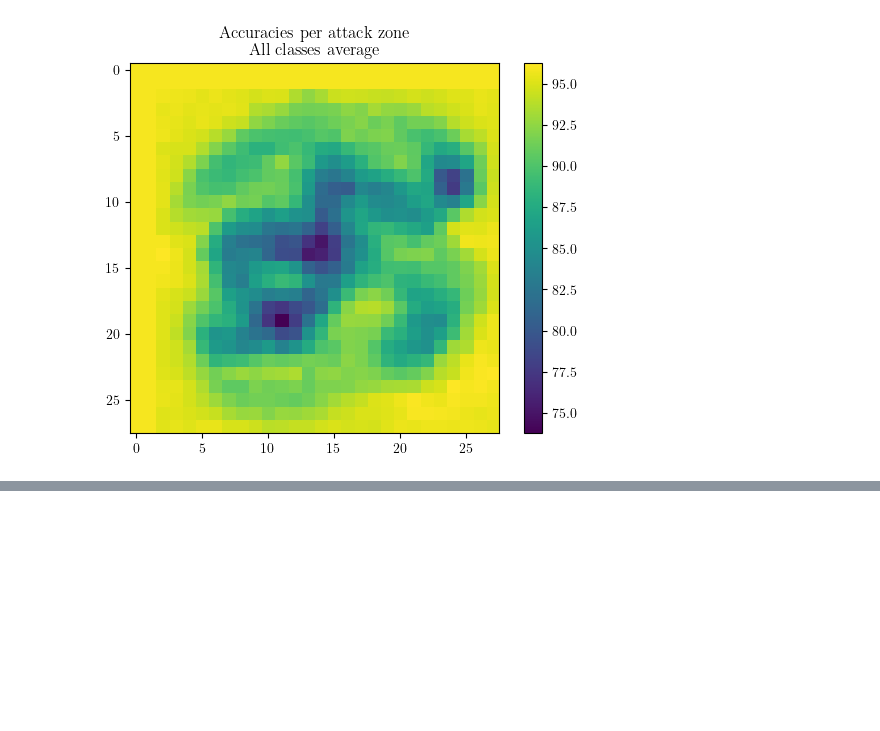
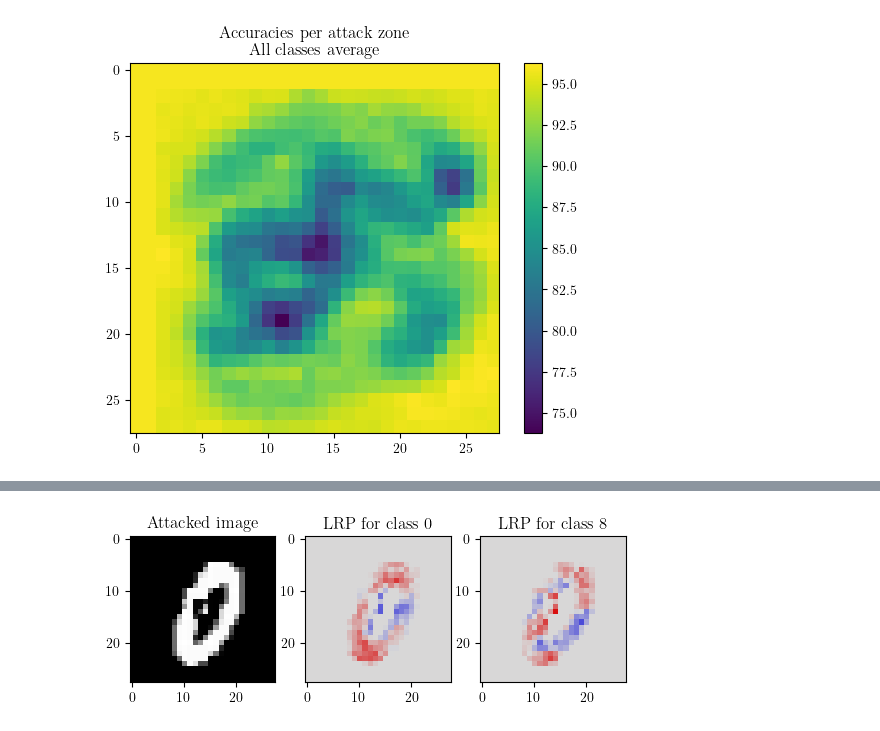
Before and after one commit to Red-Rapious/Semiring-LRP, a Jupyter notebook: code/mnist-attacks.ipynb, the cells around one changed output, grey strips where cells are left out. Saved outputs shown, nothing was run; the diff lists cells and outputs as text; code cells hidden in the pictures; blank space fills up the shorter version.

```diff
--- a/code/mnist-attacks.ipynb
+++ b/code/mnist-attacks.ipynb
@@ -252,0 +275,65 @@ visualize_accuracies(accuracies, KERNEL_SIZE, STEP)
+# %%
+# Extract weights and biases of trained MLP
+layers = list(filter(None, [layer if isinstance(layer, nn.Linear) else None for layer in model.children()]))
+W = [layer.weight.to('cpu').detach().numpy().T for layer in layers]
+B = [layer.bias.to('cpu').detach().numpy().T for layer in layers]
+L = len(W)
+# %%
+X = train.data.reshape((60000, 784)).detach().numpy()
+T = train.targets.detach().numpy()
+# %%
+my_cmap = plt.cm.seismic(np.arange(plt.cm.seismic.N))
+my_cmap[:,0:3] *= 0.85
+my_cmap = ListedColormap(my_cmap)
+# %%
+attacked_image = X[T==0][2].reshape(28, 28)
+attacked_image = invert_attack(14, 14, 4, attacked_image)
+attacked_image = attacked_image.reshape(784)
+
+A = [np.array([attacked_image, attacked_image])] + [None] * L
+for l in range(L):
+    A[l+1] = np.maximum(0, A[l].dot(W[l])+B[l])
+
+nb_digits = len(train.classes)
+R = [None] * L + [A[L] * (np.array([0, 8]).reshape(2, 1)==np.arange(nb_digits))]
+
+def rho(w,l):  return w + [None,0.1,0.0,0.0][l] * np.maximum(0,w)
+def incr(z,l): return z + [None,0.0,0.1,0.0][l] * (z**2).mean()**.5+1e-9
+
+# All layers except the pixels one
+for l in range(1, L)[::-1]:
+    w = rho(W[l], l)
+    b = rho(B[l], l)
+
+    z = incr(A[l].dot(w)+b, l)
+    s = R[l+1] / z
+    c = s.dot(w.T)
+    R[l] = A[l] * c
+
+w = W[0]
+wp = np.maximum(0, w)
+wm = np.minimum(0, w)
+lb = A[0]*0.-1
+hb = A[0]*0.+1
+
+z = A[0].dot(w)-lb.dot(wp)-hb.dot(wm)+1e-9
+s = R[1]/z
+c, cp, cm = s.dot(w.T), s.dot(wp.T), s.dot(wm.T)
+R[0] = A[0]*c - lb*cp - hb*cm
+
+fig, axs = plt.subplots(1, 3)
+
+axs[0].imshow(attacked_image.reshape(28, 28), cmap="gray")
+axs[0].set_title("Attacked image")
+
+b = 10*(np.abs(R[0][0])**3.0).mean()**(1.0/3)
+axs[1].imshow(R[0][0].reshape(28, 28), cmap=my_cmap,vmin=-b,vmax=b,interpolation='nearest')
+axs[1].set_title("LRP for class 0")
+
+b = 10*(np.abs(R[0][1])**3.0).mean()**(1.0/3)
+axs[2].imshow(R[0][1].reshape(28, 28), cmap=my_cmap,vmin=-b,vmax=b,interpolation='nearest')
+axs[2].set_title("LRP for class 8")
+
+plt.show()
+# %% [output]
+[figure, added]
```
Also changed, not shown: parts of 7 cells of this notebook.
